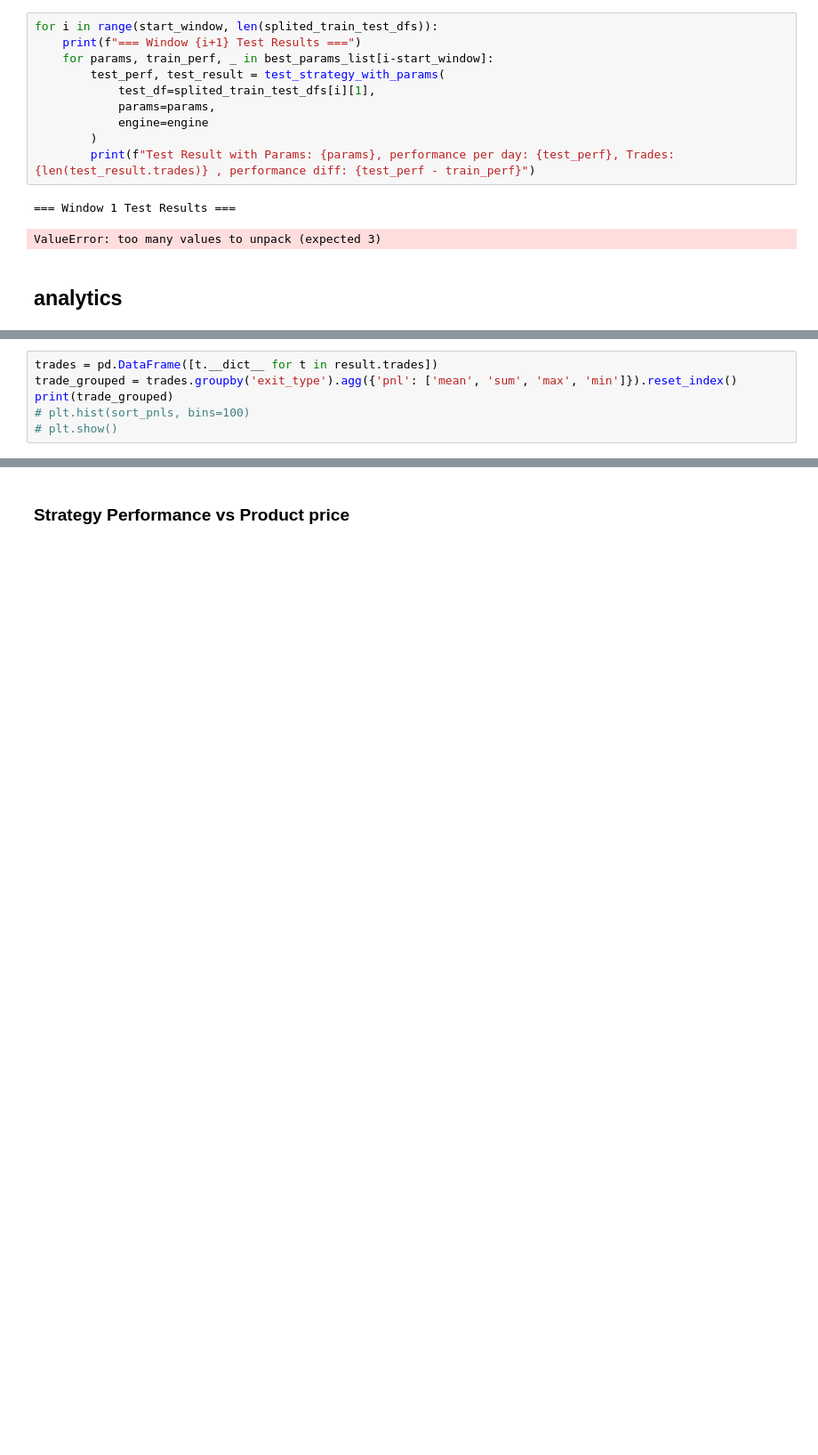
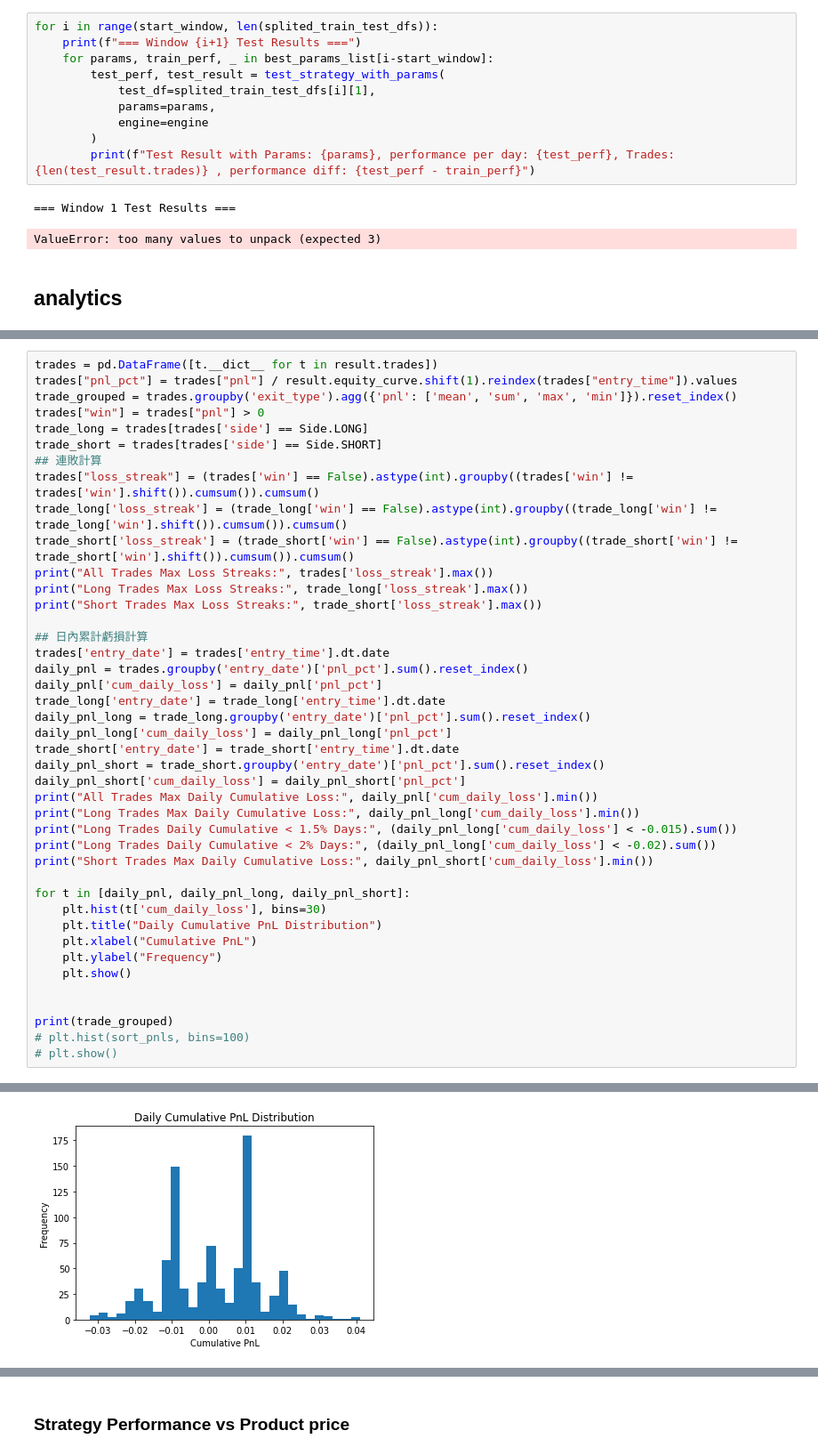
Before and after one commit to s411379067-lab/Strategy-backtester, a Jupyter notebook: run_strategy/run_al_breakout_pullback_50pct.ipynb, the cells around one changed output, grey strips where cells are left out. Shown at 89% size. Drawn from its saved outputs; the diff is of its cells as text; blank space fills up the shorter version.

```diff
--- a/run_strategy/run_al_breakout_pullback_50pct.ipynb
+++ b/run_strategy/run_al_breakout_pullback_50pct.ipynb
@@ -303,6 +410,42 @@ final profit: 5686.210401143864
 # %%
 trades = pd.DataFrame([t.__dict__ for t in result.trades])
+trades["pnl_pct"] = trades["pnl"] / result.equity_curve.shift(1).reindex(trades["entry_time"]).values
 trade_grouped = trades.groupby('exit_type').agg({'pnl': ['mean', 'sum', 'max', 'min']}).reset_index()
+trades["win"] = trades["pnl"] > 0
+trade_long = trades[trades['side'] == Side.LONG]
+trade_short = trades[trades['side'] == Side.SHORT]
+## 連敗計算
+trades["loss_streak"] = (trades['win'] == False).astype(int).groupby((trades['win'] != trades['win'].shift()).cumsum()).cumsum()
+trade_long['loss_streak'] = (trade_long['win'] == False).astype(int).groupby((trade_long['win'] != trade_long['win'].shift()).cumsum()).cumsum()
+trade_short['loss_streak'] = (trade_short['win'] == False).astype(int).groupby((trade_short['win'] != trade_short['win'].shift()).cumsum()).cumsum()
+print("All Trades Max Loss Streaks:", trades['loss_streak'].max())
+print("Long Trades Max Loss Streaks:", trade_long['loss_streak'].max())
+print("Short Trades Max Loss Streaks:", trade_short['loss_streak'].max())
+
+## 日內累計虧損計算
+trades['entry_date'] = trades['entry_time'].dt.date
+daily_pnl = trades.groupby('entry_date')['pnl_pct'].sum().reset_index()
+daily_pnl['cum_daily_loss'] = daily_pnl['pnl_pct']
+trade_long['entry_date'] = trade_long['entry_time'].dt.date
+daily_pnl_long = trade_long.groupby('entry_date')['pnl_pct'].sum().reset_index()
+daily_pnl_long['cum_daily_loss'] = daily_pnl_long['pnl_pct']
+trade_short['entry_date'] = trade_short['entry_time'].dt.date
+daily_pnl_short = trade_short.groupby('entry_date')['pnl_pct'].sum().reset_index()
+daily_pnl_short['cum_daily_loss'] = daily_pnl_short['pnl_pct']
+print("All Trades Max Daily Cumulative Loss:", daily_pnl['cum_daily_loss'].min())
+print("Long Trades Max Daily Cumulative Loss:", daily_pnl_long['cum_daily_loss'].min())
+print("Long Trades Daily Cumulative < 1.5% Days:", (daily_pnl_long['cum_daily_loss'] < -0.015).sum())
+print("Long Trades Daily Cumulative < 2% Days:", (daily_pnl_long['cum_daily_loss'] < -0.02).sum())
+print("Short Trades Max Daily Cumulative Loss:", daily_pnl_short['cum_daily_loss'].min())
+
+for t in [daily_pnl, daily_pnl_long, daily_pnl_short]:
+    plt.hist(t['cum_daily_loss'], bins=30)
+    plt.title("Daily Cumulative PnL Distribution")
+    plt.xlabel("Cumulative PnL")
+    plt.ylabel("Frequency")
+    plt.show()
+
+
 print(trade_grouped)
 # plt.hist(sort_pnls, bins=100)
 # plt.show()
@@ -314,0 +481 @@ print(trade_grouped)
+[figure, added]
```
Also changed, not shown: parts of 11 cells of this notebook, 2 other files.
